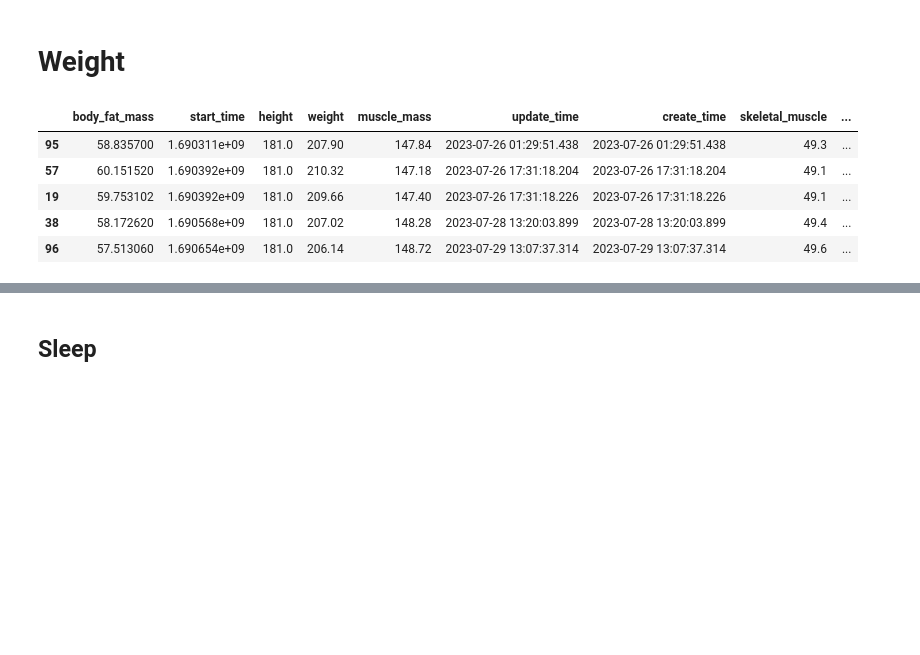
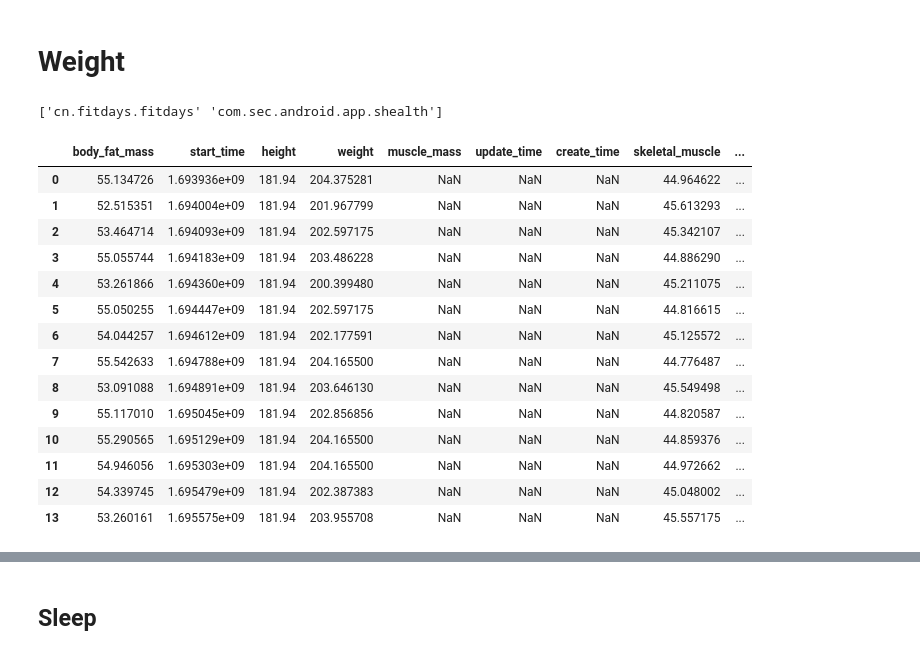
Before and after one commit to MattHandzel/HealthDataAnalysis, a Jupyter notebook: main.ipynb, the cells around one changed output, grey strips where cells are left out. Cells and saved outputs as stored; diff of their text form; code cells hidden in the pictures; blank space fills up the shorter version.

```diff
--- a/main.ipynb
+++ b/main.ipynb
@@ -110,24 +333,44 @@ def to_snake_case(string):
 # %% [markdown]
 # Weight
 # %%
-weight = pd.read_csv(folder_dir + "weight.csv", index_col=False)
+weight = pd.read_csv(galaxy_watch_folder_dir + "weight.csv", index_col=False)
 # filter weight
 
-weight = weight[weight["pkg_name"].isin(["cn.fitdays.fitdays"])]
+# weight = weight[weight["pkg_name"].isin(["cn.fitdays.fitdays"])]
 weight = weight[pd.notna(weight["body_fat_mass"])]
 weight["start_time"] = weight["start_time"].apply(convert_datetime_to_time_since_last_epoch)
 weight = weight.rename(columns = {"total_body_water" : "water_mass"})
 weight = apply_conversion_to_muliple_columns(weight, ["body_fat_mass", "weight", "muscle_mass", "skeletal_muscle_mass", "fat_free_mass", "water_mass"], 2.2)
+weight = clamp_dataframe_time(weight, "start_time", data_start_time, data_end_time)
 
-# Convert weight to pounds
+weight["time_offset"] = convert_utc_offset_to_hours(weight["time_offset"].iloc[0])
+weight["start_time"] = weight["start_time"] - weight["time_offset"] * 60 * 60
+
+# For every weight entry that has a package name of "com.sec.android.app.shealth" find the closest weight entry from cn.fitdays.fitdays, make sure they are less than 7200 seconds apart
+
+print(weight["pkg_name"].unique())
+group_1_function = lambda df: df[df["pkg_name"] == "com.sec.android.app.shealth"]
+group_2_function = lambda df: df[df["pkg_name"] == "cn.fitdays.fitdays"]
+
+weight = average_measurements_that_are_close_in_time(weight, "start_time", group_1_function, group_2_function, 3600 * 12)
 
 weight = weight.sort_values(by="start_time")
 weight.drop(['custom', 'comment', "datauuid", "vfa_level", "deviceuuid", ], axis=1, inplace=True)
-weight.head(5)
+weight.head(15)
 # %% [output]
+['cn.fitdays.fitdays' 'com.sec.android.app.shealth']
 |  | body_fat_mass | start_time | height | weight | muscle_mass | update_time | create_time | skeletal_muscle | ... |
-| 95 | 58.835700 | 1.690311e+09 | 181.0 | 207.90 | 147.84 | 2023-07-26 01:29:51.438 | 2023-07-26 01:29:51.438 | 49.3 | ... |
-| 57 | 60.151520 | 1.690392e+09 | 181.0 | 210.32 | 147.18 | 2023-07-26 17:31:18.204 | 2023-07-26 17:31:18.204 | 49.1 | ... |
-| 19 | 59.753102 | 1.690392e+09 | 181.0 | 209.66 | 147.40 | 2023-07-26 17:31:18.226 | 2023-07-26 17:31:18.226 | 49.1 | ... |
-| 38 | 58.172620 | 1.690568e+09 | 181.0 | 207.02 | 148.28 | 2023-07-28 13:20:03.899 | 2023-07-28 13:20:03.899 | 49.4 | ... |
-| 96 | 57.513060 | 1.690654e+09 | 181.0 | 206.14 | 148.72 | 2023-07-29 13:07:37.314 | 2023-07-29 13:07:37.314 | 49.6 | ... |
+| 0 | 55.134726 | 1.693936e+09 | 181.94 | 204.375281 | NaN | NaN | NaN | 44.964622 | ... |
+| 1 | 52.515351 | 1.694004e+09 | 181.94 | 201.967799 | NaN | NaN | NaN | 45.613293 | ... |
+| 2 | 53.464714 | 1.694093e+09 | 181.94 | 202.597175 | NaN | NaN | NaN | 45.342107 | ... |
+| 3 | 55.055744 | 1.694183e+09 | 181.94 | 203.486228 | NaN | NaN | NaN | 44.886290 | ... |
+| 4 | 53.261866 | 1.694360e+09 | 181.94 | 200.399480 | NaN | NaN | NaN | 45.211075 | ... |
+| 5 | 55.050255 | 1.694447e+09 | 181.94 | 202.597175 | NaN | NaN | NaN | 44.816615 | ... |
+| 6 | 54.044257 | 1.694612e+09 | 181.94 | 202.177591 | NaN | NaN | NaN | 45.125572 | ... |
+| 7 | 55.542633 | 1.694788e+09 | 181.94 | 204.165500 | NaN | NaN | NaN | 44.776487 | ... |
+| 8 | 53.091088 | 1.694891e+09 | 181.94 | 203.646130 | NaN | NaN | NaN | 45.549498 | ... |
+| 9 | 55.117010 | 1.695045e+09 | 181.94 | 202.856856 | NaN | NaN | NaN | 44.820587 | ... |
+| 10 | 55.290565 | 1.695129e+09 | 181.94 | 204.165500 | NaN | NaN | NaN | 44.859376 | ... |
+| 11 | 54.946056 | 1.695303e+09 | 181.94 | 204.165500 | NaN | NaN | NaN | 44.972662 | ... |
+| 12 | 54.339745 | 1.695479e+09 | 181.94 | 202.387383 | NaN | NaN | NaN | 45.048002 | ... |
+| 13 | 53.260161 | 1.695575e+09 | 181.94 | 203.955708 | NaN | NaN | NaN | 45.557175 | ... |
```
Also changed, not shown: parts of 25 cells of this notebook, 9 other files.
